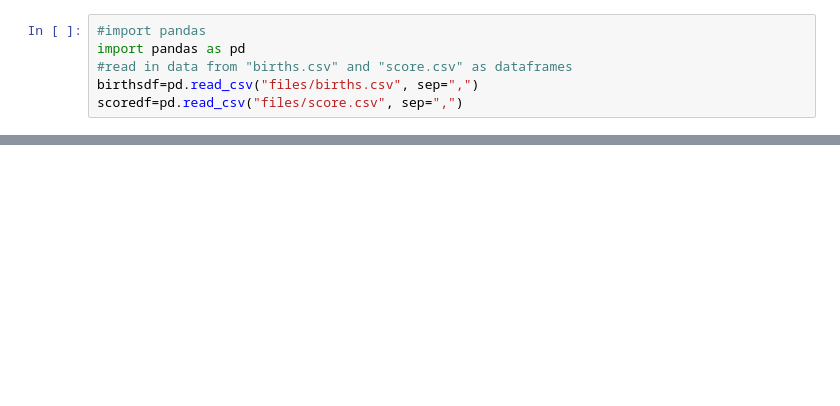
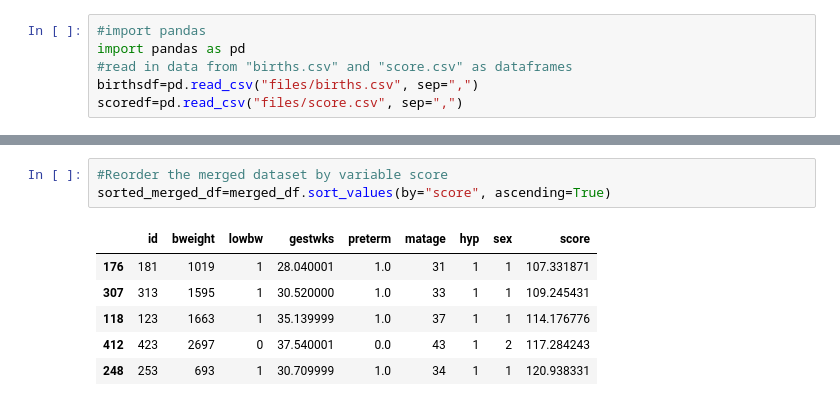
Before and after one commit to AHChangDS/programming-assessment, a Jupyter notebook: assessmenttest.ipynb, the cells around one changed output, grey strips where cells are left out. Drawn from its saved outputs; the diff is of its cells as text; blank space fills up the shorter version.

```diff
--- a/assessmenttest.ipynb
+++ b/assessmenttest.ipynb
@@ -35,0 +90,10 @@ dtype: object
+# %%
+#Reorder the merged dataset by variable score
+sorted_merged_df=merged_df.sort_values(by="score", ascending=True)
+# %% [output]
+|  | id | bweight | lowbw | gestwks | preterm | matage | hyp | sex | score |
+| 176 | 181 | 1019 | 1 | 28.040001 | 1.0 | 31 | 1 | 1 | 107.331871 |
+| 307 | 313 | 1595 | 1 | 30.520000 | 1.0 | 33 | 1 | 1 | 109.245431 |
+| 118 | 123 | 1663 | 1 | 35.139999 | 1.0 | 37 | 1 | 1 | 114.176776 |
+| 412 | 423 | 2697 | 0 | 37.540001 | 0.0 | 43 | 1 | 2 | 117.284243 |
+| 248 | 253 | 693 | 1 | 30.709999 | 1.0 | 34 | 1 | 1 | 120.938331 |
```
Also changed, not shown: parts of 10 cells of this notebook.
